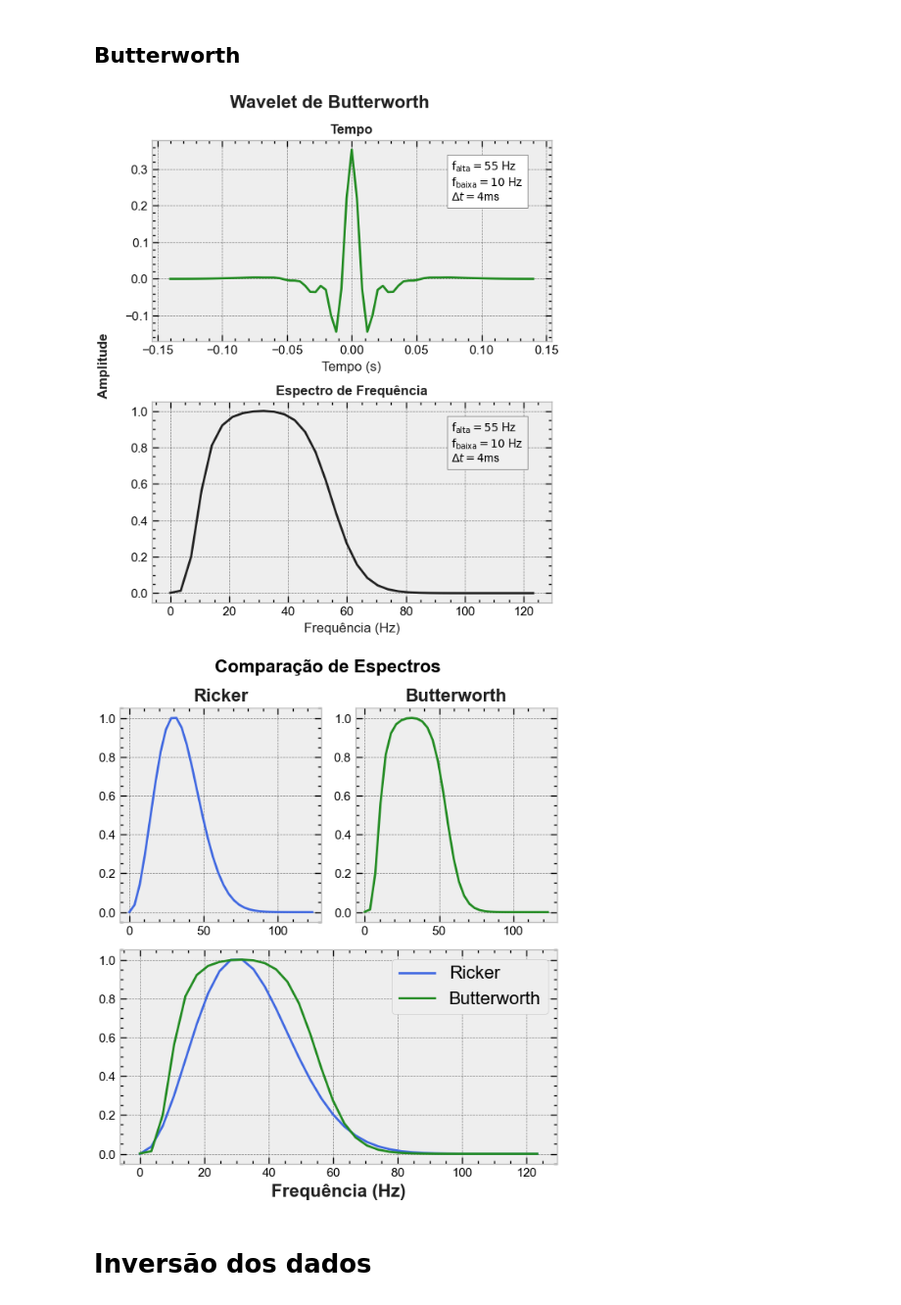
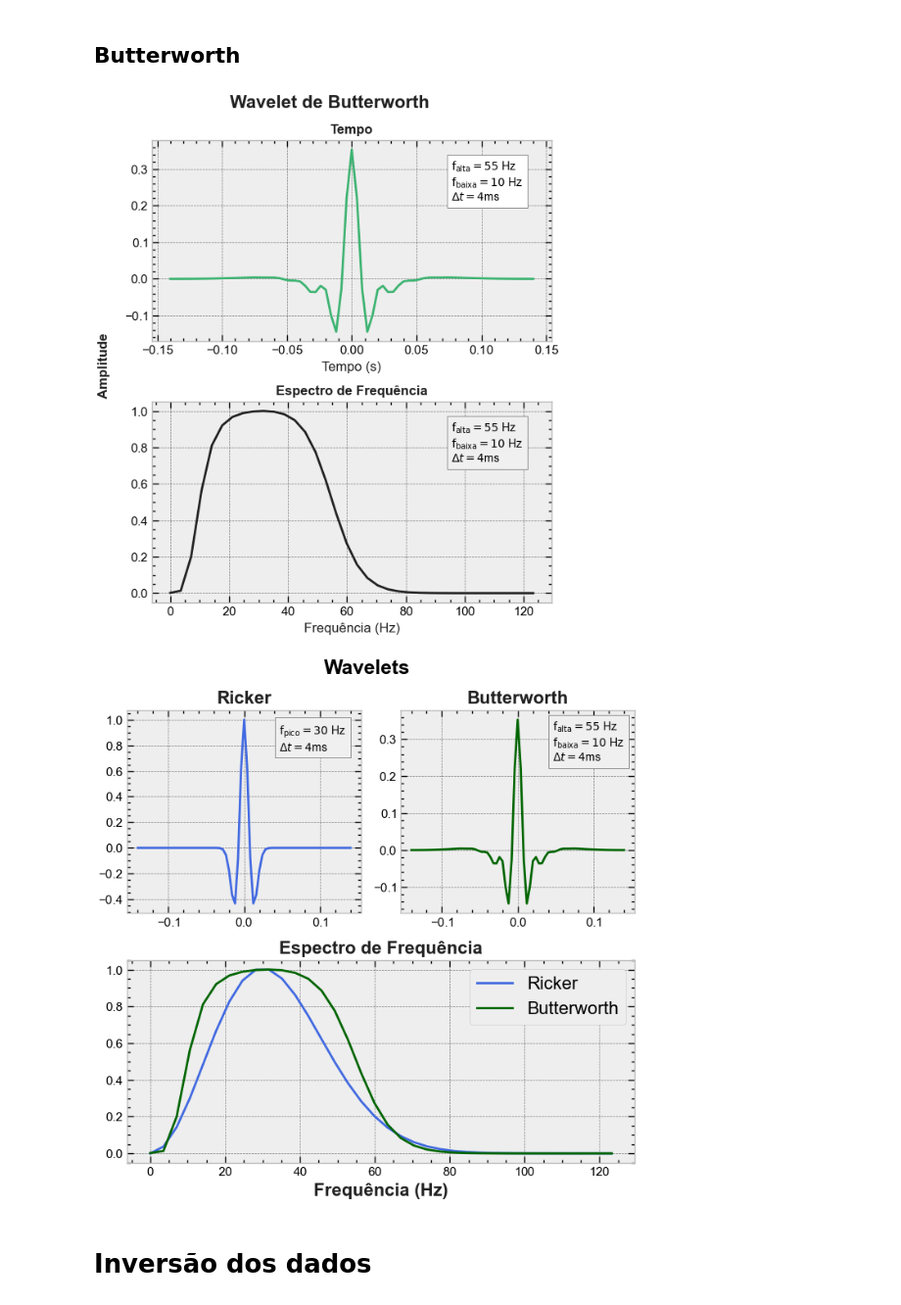
Before and after one commit to albano-a/inversion_methods_algorithms, a Jupyter notebook: full_section.ipynb, the cells around one changed output. Shown at 98% size. Saved outputs shown, nothing was run; the diff lists cells and outputs as text; code cells hidden in the pictures.

Commit message:
v2.3
Change some of the plots

```diff
--- a/full_section.ipynb
+++ b/full_section.ipynb
@@ -13,7 +13,9 @@ warnings.filterwarnings("ignore")
 
 plt.style.use(['bmh','science','notebook','grid'])
 PRIMARY = "royalblue"
-SECONDARY = "forestgreen"
+PRIMARY_DARK = "navy"
+SECONDARY = "mediumseagreen"
+SECONDARY_DARK = "darkgreen"
 TERCIARY = "firebrick"
 ALTERNATIVE = "darkorange"
 TEXT_COLOR = '#212121'
@@ -244,37 +246,42 @@ axs[1].text(0.75, 0.70, textstr2, transform=axs[1].transAxes,
             bbox=dict(facecolor='#f0f0f0', edgecolor='#616161'))
 
 plt.tight_layout()
-plt.savefig('simposio_figs/wavelet_butterworth.png', dpi=1000, bbox_inches='tight')
+#plt.savefig('simposio_figs/wavelet_butterworth.png', dpi=1000, bbox_inches='tight')
 plt.show()
 # %% [output]
-[figure, old version]
+[figure, new version]
 # %%
-plt.figure(figsize=(6, 7))
+plt.figure(figsize=(7, 7))
 
-plt.suptitle("Comparação de Espectros", fontsize=16, fontweight='bold')
+plt.suptitle("Wavelets", fontsize=18, fontweight='bold')
 
 plt.subplot2grid((2, 2), (0, 0))
-plt.plot(freqs, fft, color=PRIMARY)
+plt.plot(twlet, wlet, color=PRIMARY)
 plt.tick_params(axis='both', labelsize=11)
 plt.title("Ricker", color=TEXT_COLOR, fontweight='bold')
+plt.text(0.65, 0.80, textstr1, transform=plt.gca().transAxes,
+            bbox=dict(facecolor='#f0f0f0', edgecolor='#616161'))
 
 plt.subplot2grid((2, 2), (0, 1))
-plt.plot(freqs_b, fft_b, color=SECONDARY)
+plt.plot(twlet_b, wlet_b, color=SECONDARY_DARK)
 plt.tick_params(axis='both', labelsize=11)
 plt.title("Butterworth", color=TEXT_COLOR, fontweight='bold')
+plt.text(0.65, 0.75, textstr2, transform=plt.gca().transAxes,
+            bbox=dict(facecolor='#f0f0f0', edgecolor='#616161'))
 
 plt.subplot2grid((2, 2), (1, 0), colspan=2)
 plt.tick_params(axis='both', labelsize=11)
 plt.plot(freqs, fft, color=PRIMARY, label='Ricker')
-plt.plot(freqs_b, fft_b, color=SECONDARY, label='Butterworth')
+plt.title("Espectro de Frequência", color=TEXT_COLOR, fontweight='bold')
+plt.plot(freqs_b, fft_b, color=SECONDARY_DARK, label='Butterworth')
 plt.xlabel("Frequência (Hz)", color=TEXT_COLOR, fontweight='bold')
 plt.legend(loc='upper right')
 
 plt.tight_layout()
 plt.savefig('simposio_figs/grid_wavelets.png', dpi=1000, bbox_inches='tight')
 plt.show()
 # %% [output]
-[figure, old version]
+[figure, new version]
 # %% [markdown]
 # Inversão dos dados
 # %% [markdown]
```
Also changed, not shown: parts of 11 cells of this notebook, 9 other files.
